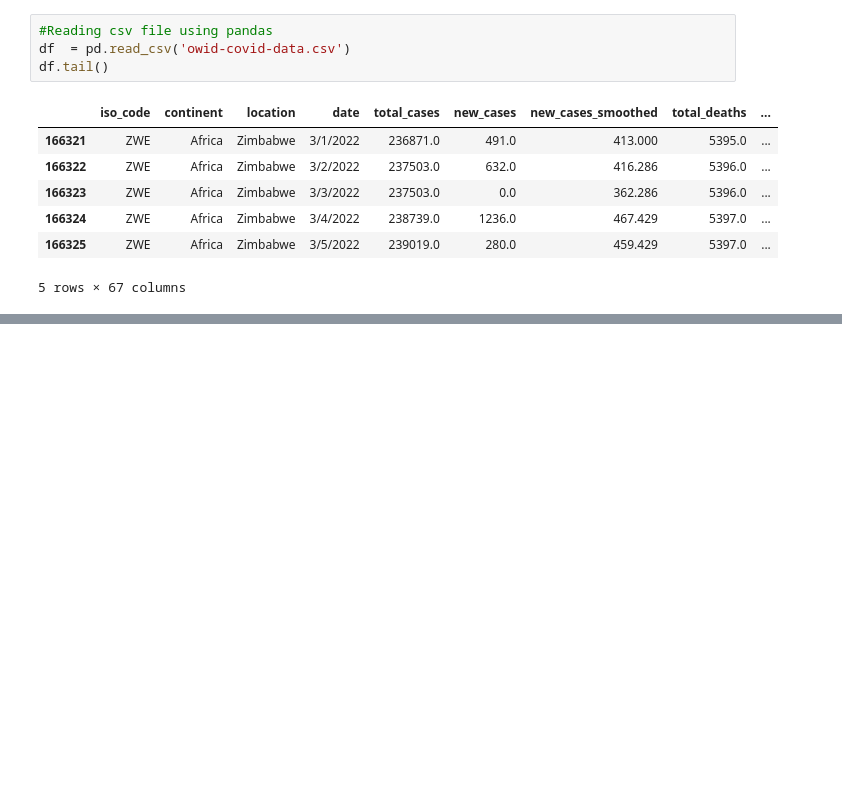
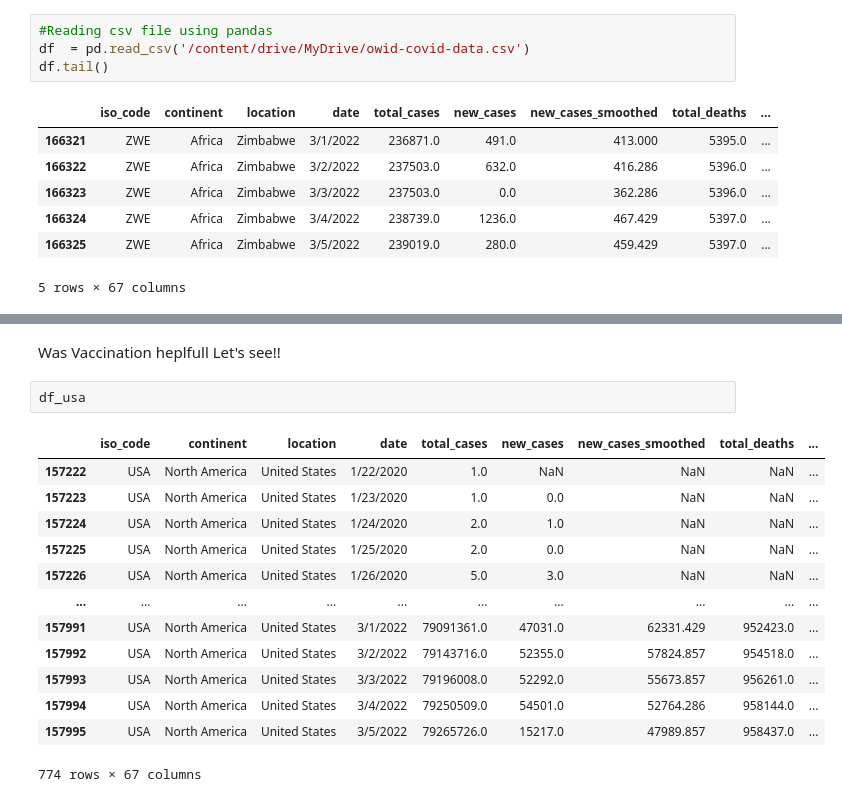
Before and after one commit to mohammedmoin44/EDA_Covid-19, a Jupyter notebook: EDA_covid.ipynb, the cells around one changed output, grey strips where cells are left out. Saved outputs shown, nothing was run; the diff lists cells and outputs as text; blank space fills up the shorter version.

```diff
--- a/EDA_covid.ipynb
+++ b/EDA_covid.ipynb
@@ -10,6 +8,6 @@ Saving owid-covid-data.csv to owid-covid-data.csv
 # %%
 #Reading csv file using pandas
-df  = pd.read_csv('owid-covid-data.csv')
+df  = pd.read_csv('/content/drive/MyDrive/owid-covid-data.csv')
 df.tail()
 # %% [output]
 |  | iso_code | continent | location | date | total_cases | new_cases | new_cases_smoothed | total_deaths | ... |
@@ -371,2 +364,21 @@ import plotly.express as px
 # %% [output]
 [interactive output not drawn]
+# %% [markdown]
+Was Vaccination heplfull
+Let's see!!
+# %%
+df_usa
+# %% [output]
+|  | iso_code | continent | location | date | total_cases | new_cases | new_cases_smoothed | total_deaths | ... |
+| 157222 | USA | North America | United States | 1/22/2020 | 1.0 | NaN | NaN | NaN | ... |
+| 157223 | USA | North America | United States | 1/23/2020 | 1.0 | 0.0 | NaN | NaN | ... |
+| 157224 | USA | North America | United States | 1/24/2020 | 2.0 | 1.0 | NaN | NaN | ... |
+| 157225 | USA | North America | United States | 1/25/2020 | 2.0 | 0.0 | NaN | NaN | ... |
+| 157226 | USA | North America | United States | 1/26/2020 | 5.0 | 3.0 | NaN | NaN | ... |
+| ... | ... | ... | ... | ... | ... | ... | ... | ... | ... |
+| 157991 | USA | North America | United States | 3/1/2022 | 79091361.0 | 47031.0 | 62331.429 | 952423.0 | ... |
+| 157992 | USA | North America | United States | 3/2/2022 | 79143716.0 | 52355.0 | 57824.857 | 954518.0 | ... |
+| 157993 | USA | North America | United States | 3/3/2022 | 79196008.0 | 52292.0 | 55673.857 | 956261.0 | ... |
+| 157994 | USA | North America | United States | 3/4/2022 | 79250509.0 | 54501.0 | 52764.286 | 958144.0 | ... |
+| 157995 | USA | North America | United States | 3/5/2022 | 79265726.0 | 15217.0 | 47989.857 | 958437.0 | ... |
+774 rows × 67 columns
```
Also changed, not shown: parts of 53 cells of this notebook.
